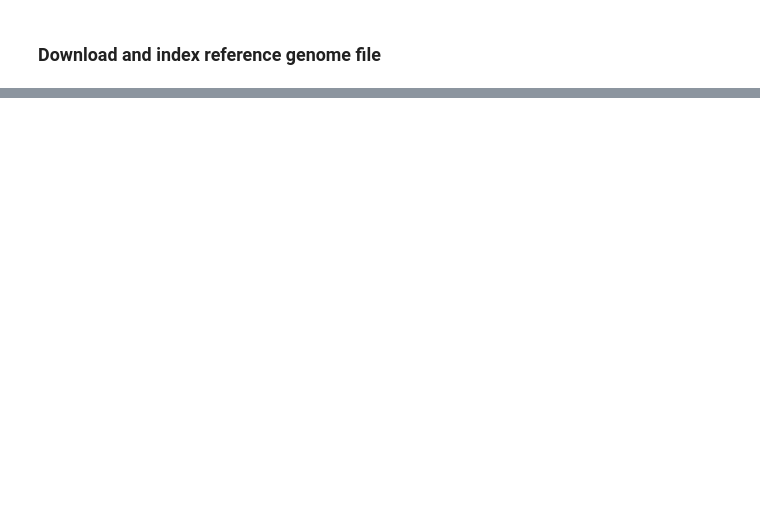
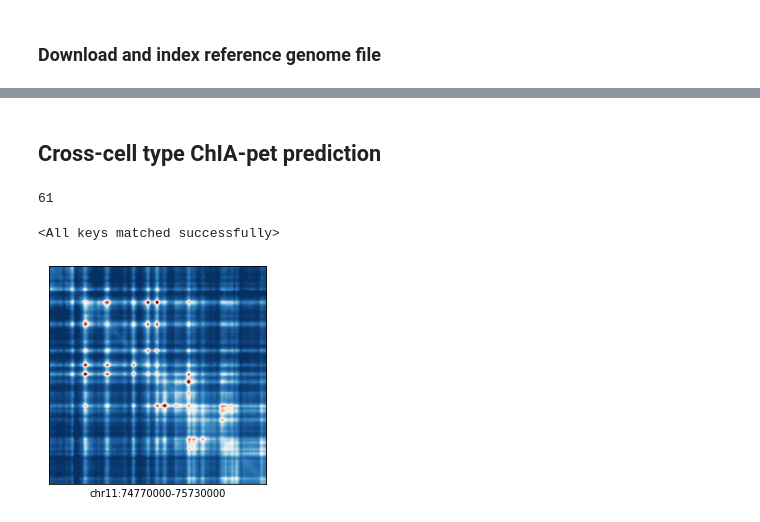
Before and after one commit to liu-bioinfo-lab/EPCOT, a Jupyter notebook: EPCOT_usage.ipynb, the cells around one changed output, grey strips where cells are left out. Saved outputs shown, nothing was run; the diff lists cells and outputs as text; code cells hidden in the pictures; blank space fills up the shorter version.

```diff
--- a/EPCOT_usage.ipynb
+++ b/EPCOT_usage.ipynb
@@ -484,0 +525,30 @@ plt.show()
+# %% [markdown]
+## Cross-cell type ChIA-pet prediction
+# %%
+hic_model_chiapet= build_pretrain_model_hic(hic_args)
+hic_model_chiapet.cuda()
+hic_model_chiapet.eval()
+for m in hic_model.modules():
+    if m.__class__.__name__.startswith('BatchNorm'):
+        m.train()
+hic_model_chiapet.load_state_dict(torch.load('models/GM12878_CTCF_chiapet.pt'))
+# %% [output]
+61
+<All keys matched successfully>
+# %%
+import pickle
+with open('hff_dnase.pickle','rb') as f:
+    hff_tmp_dnase=pickle.load(f)
+# %%
+### the model trained on GM12878 is transferred to HFF cell line
+hic_chrom,hic_start,hic_end=['chr11',74750000,75750000]
+hff_dnase=hff_tmp_dnase[hic_chrom[3:]].toarray().squeeze()
+pred_hic=predict_hic(hic_model_chiapet,hic_chrom,hic_start,hic_end,hff_dnase,fasta_extractor)
+pred_hic_mat=complete_mat(arraytouptri(pred_hic[0].squeeze(),hic_args))
+
+fig,ax=plt.subplots()
+plot_hic(ax,pred_hic_mat,vmin=0,vmax=3)
+ax.set_xlabel('%s:%s-%s'%(hic_chrom,hic_start+20000,hic_end-20000))
+plt.show()
+# %% [output]
+[figure, added]
```
Also changed, not shown: parts of 78 cells of this notebook.
